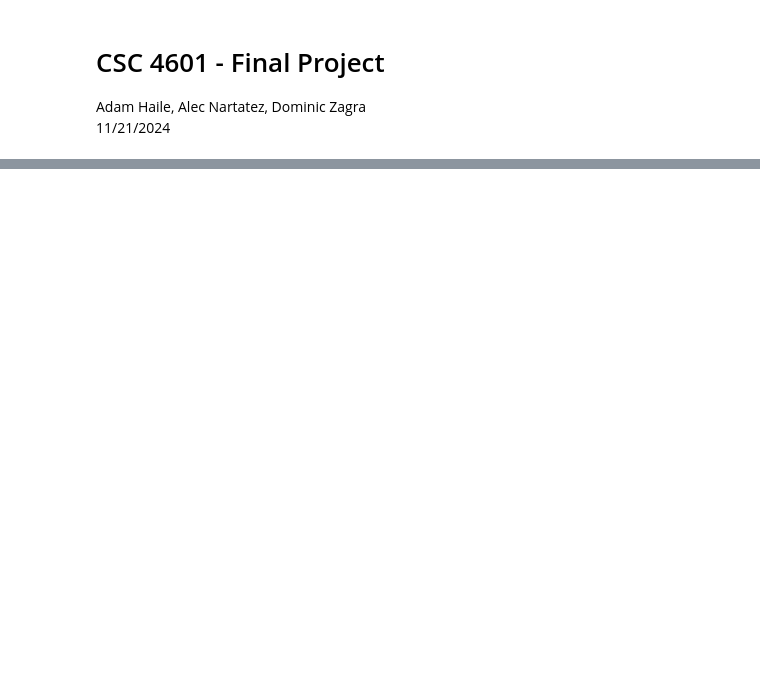
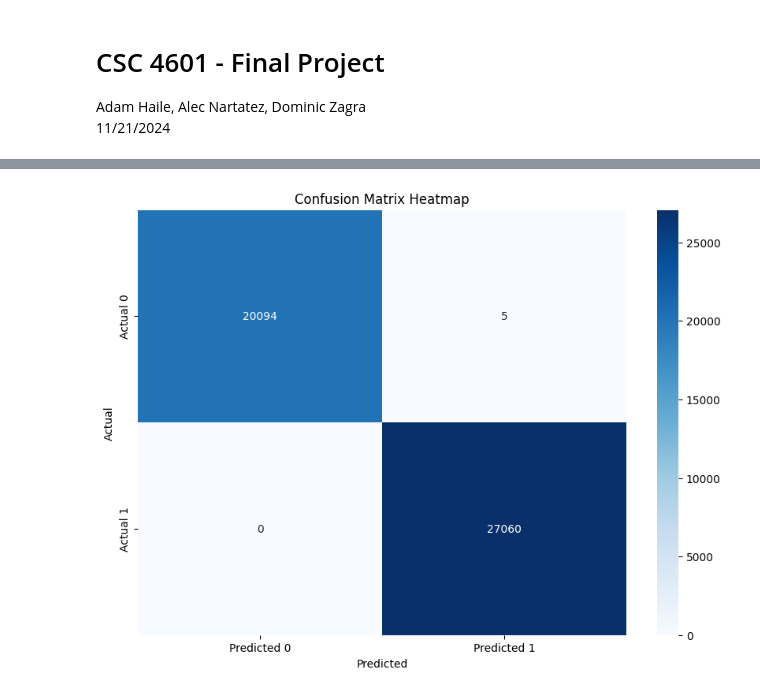
Before and after one commit to Adam-Haile/csc4601-final-project, a Jupyter notebook: final_project.ipynb, the cells around one changed output, grey strips where cells are left out. Drawn from its saved outputs; the diff is of its cells as text; code cells hidden in the pictures; blank space fills up the shorter version.

```diff
--- a/final_project.ipynb
+++ b/final_project.ipynb
@@ -22,0 +25,6 @@ pd.read_csv("PhiUSIIL_Phishing_URL_Dataset.csv")
+# %%
+X_train = df.drop(columns=['label'])
+X_train = X_train.drop(columns=X_train.select_dtypes(include='object').columns)
+y_train = df['label']
+# %%
+X_train, X_test, y_train, y_test = train_test_split(X_train, y_train, test_size=.2)
@@ -22,0 +45,2 @@ pd.read_csv("PhiUSIIL_Phishing_URL_Dataset.csv")
+# %%
+preds = bst.predict(X_test)
@@ -22,0 +51,18 @@ pd.read_csv("PhiUSIIL_Phishing_URL_Dataset.csv")
+# %%
+import seaborn as sns
+from sklearn.metrics import confusion_matrix
+
+import matplotlib.pyplot as plt
+
+# Generate the confusion matrix
+conf_matrix = confusion_matrix(y_test, preds)
+
+# Create a heatmap
+plt.figure(figsize=(10, 7))
+sns.heatmap(conf_matrix, annot=True, fmt='d', cmap='Blues', xticklabels=['Predicted 0', 'Predicted 1'], yticklabels=['Actual 0', 'Actual 1'])
+plt.xlabel('Predicted')
+plt.ylabel('Actual')
+plt.title('Confusion Matrix Heatmap')
+plt.show()
+# %% [output]
+[figure, added]
```
Also changed, not shown: parts of 6 cells of this notebook.
